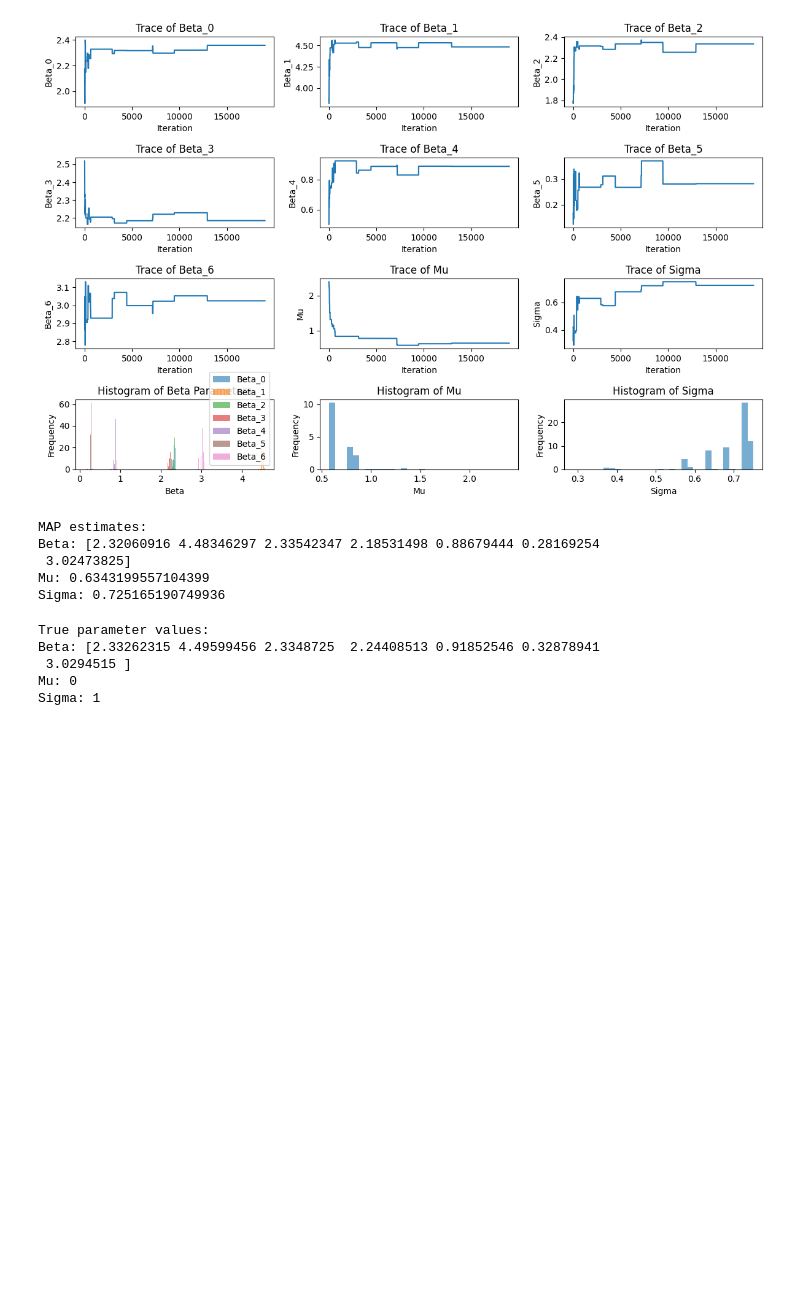
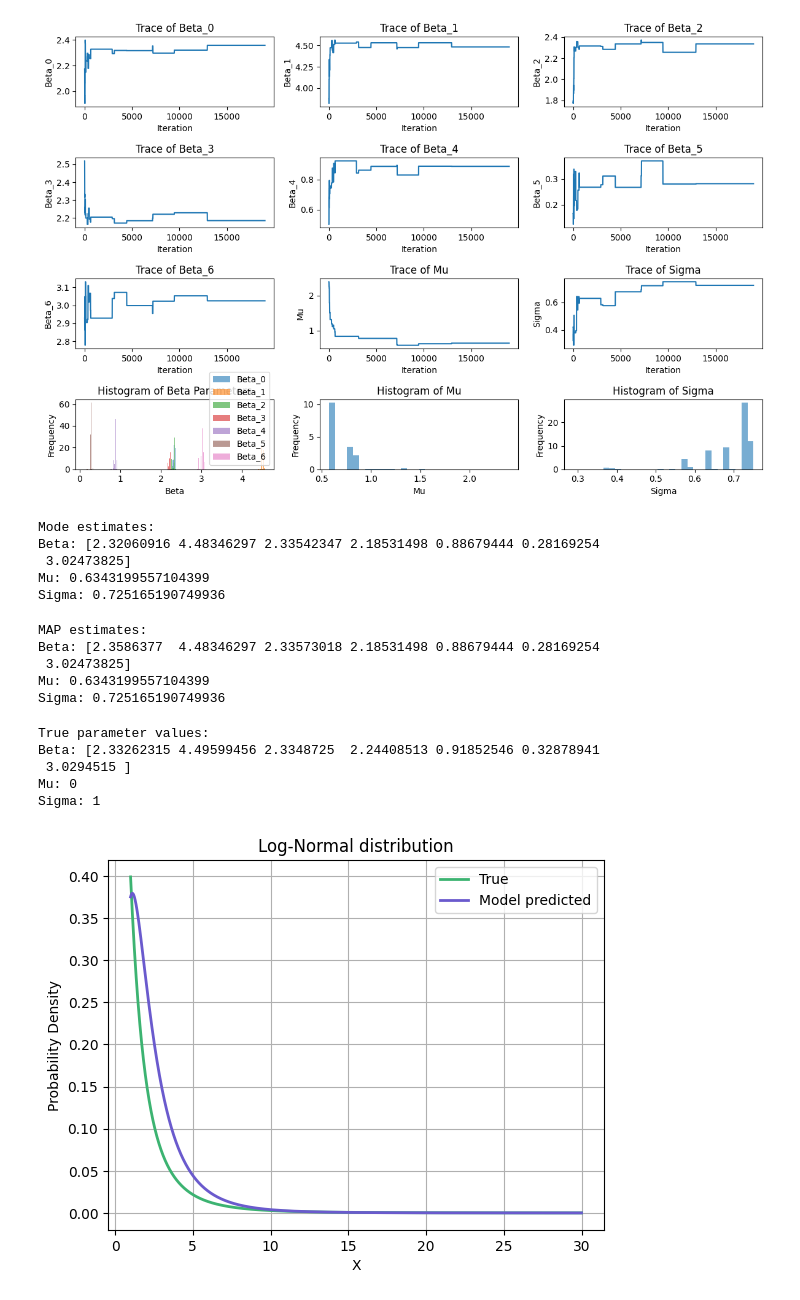
Before and after one commit to Bea-Taylor/DifDem_inequalities, a Jupyter notebook: nbs/core/05_ml_custom_regression_model.ipynb, the cells around one changed output. Drawn from its saved outputs; the diff is of its cells as text; code cells hidden in the pictures; blank space fills up the shorter version.

```diff
--- a/nbs/core/05_ml_custom_regression_model.ipynb
+++ b/nbs/core/05_ml_custom_regression_model.ipynb
@@ -332,7 +200,7 @@ proposal_sd = 0.1
 
 # Run Metropolis-Hastings algorithm
 n_iter = 20000
-chain = metropolis_hastings(initial_params, proposal_sd, n_iter, X, y)
+chain, post = metropolis_hastings(initial_params, proposal_sd, n_iter, X, y)
 
 # Burn-in (discard first part of the chain)
 burn_in = 1000
@@ -393,16 +261,33 @@ mode_beta = np.median(beta_samples, axis=0)
 mode_mu = np.median(mu_samples)
 mode_sigma = np.median(sigma_samples)
 
-print("MAP estimates:")
+print("Mode estimates:")
 print("Beta:", mode_beta)
 print("Mu:", mode_mu)
 print("Sigma:", mode_sigma)
 # %% [output]
-MAP estimates:
+Mode estimates:
 Beta: [2.32060916 4.48346297 2.33542347 2.18531498 0.88679444 0.28169254
  3.02473825]
 Mu: 0.6343199557104399
 Sigma: 0.725165190749936
+# %%
+# Extract the MAP from the parameter samples
+MAP_params = chain[np.argmax(post)]
+MAP_beta = MAP_params[:-2]
+MAP_mu = MAP_params[-2]
+MAP_sigma = MAP_params[-1]
+
+print("MAP estimates:")
+print("Beta:", MAP_beta)
+print("Mu:", MAP_mu)
+print("Sigma:", MAP_sigma)
+# %% [output]
+MAP estimates:
+Beta: [2.3586377  4.48346297 2.33573018 2.18531498 0.88679444 0.28169254
+ 3.02473825]
+Mu: 0.6343199557104399
+Sigma: 0.725165190749936
 # %%
 print("True parameter values:")
 print("Beta:", true_beta)
@@ -414,3 +299,27 @@ Beta: [2.33262315 4.49599456 2.3348725  2.24408513 0.91852546 0.32878941
  3.0294515 ]
 Mu: 0
 Sigma: 1
+# %%
+# Compare the true log-normal to that from the model
+
+# Parameters for log-normal distribution
+shift = 0 # Shift
+
+x = np.arange(1, 30, 0.01)
+
+pdf_x_true = shift_log_normal_pdf(x, shift, true_mu, true_sigma)
+pdf_x_MAP = shift_log_normal_pdf(x, shift, MAP_mu, MAP_sigma)
+
+# Plot the log-normal probability density function (PDF)
+xmin, xmax = plt.xlim()
+plt.plot(x, pdf_x_true, '-', linewidth=2, color='mediumseagreen', label='True')
+plt.plot(x, pdf_x_MAP, '-', linewidth=2, color='slateblue', label='Model predicted')
+
+plt.title('Log-Normal distribution')
+plt.legend(loc='upper right')
+plt.xlabel('X')
+plt.ylabel('Probability Density')
+plt.grid(True)
+plt.show()
+# %% [output]
+[figure, added]
```
Also changed, not shown: parts of 14 cells of this notebook, 3 other files.
